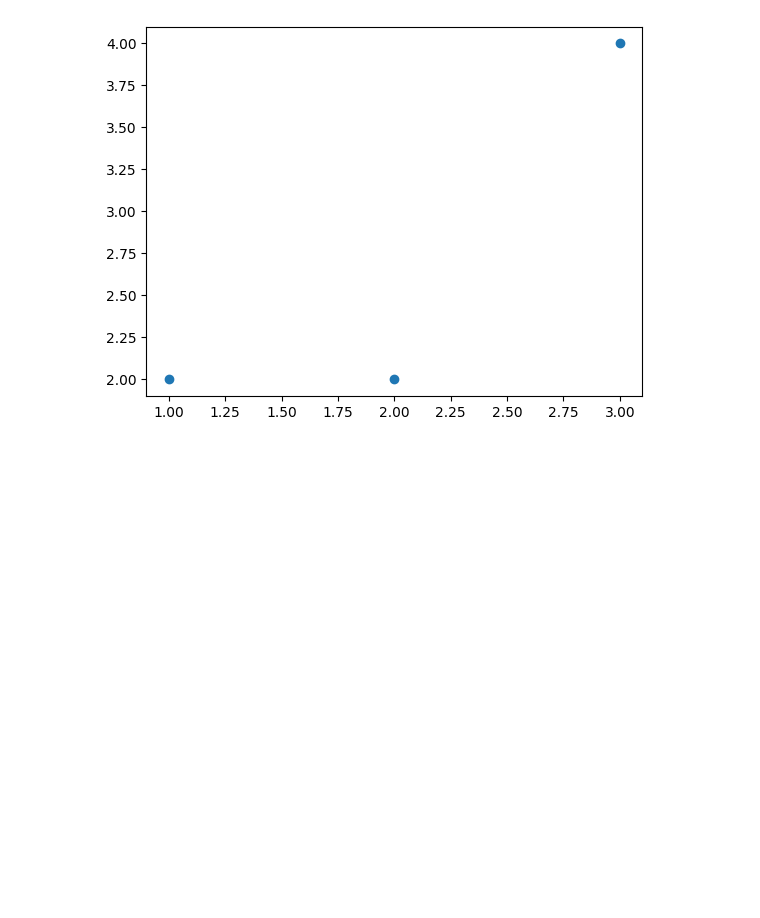
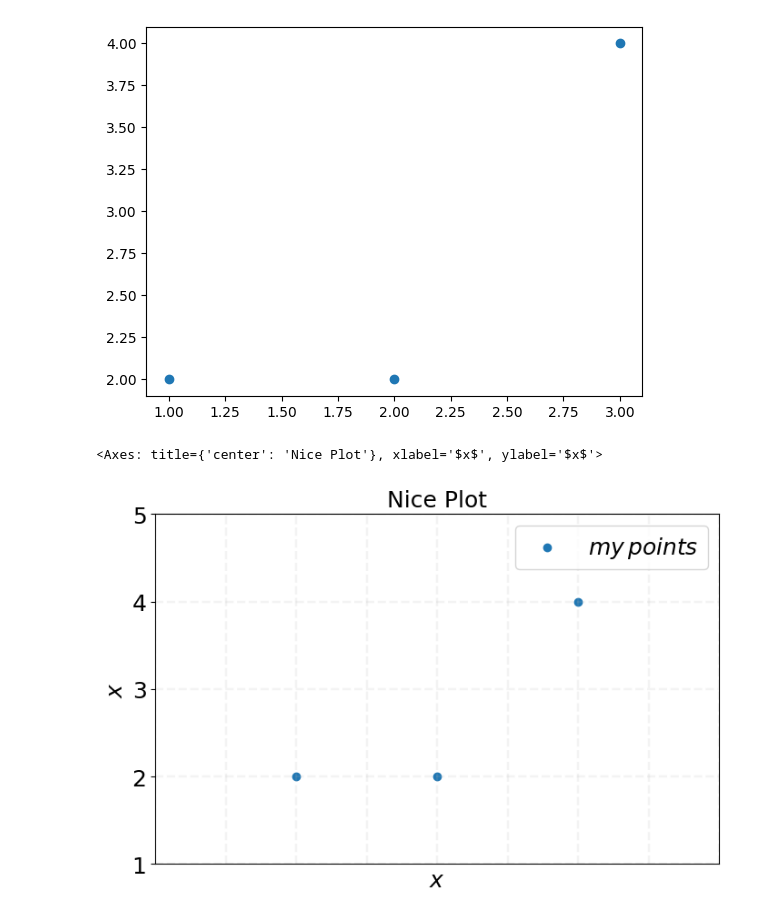
Before and after one commit to crdcamp/lin-reg-application, a Jupyter notebook: references/2_lin_reg_knn_reg_and_inference.ipynb, the cells around one changed output. Cells and saved outputs as stored; diff of their text form; code cells hidden in the pictures; blank space fills up the shorter version.

Commit message:
Nice plot

```diff
--- a/references/2_lin_reg_knn_reg_and_inference.ipynb
+++ b/references/2_lin_reg_knn_reg_and_inference.ipynb
@@ -806,3 +806,37 @@ print(x_train.shape, y_train.shape)
 # %% [output]
 (3,) (3,)
 [figure]
+# %%
+def nice_scatterplot(x, y, title):
+    f_size = 18
+
+    fig, ax = plt.subplots(1, 1, figsize=(8,5))
+
+    ax.set_xlim(np.min(x)-1, np.max(x)+1)
+    ax.set_ylim(np.min(y)-1, np.max(y)+1)
+
+    ax.tick_params(labelsize=f_size)
+
+    # Adjust size of tickmarks in axes
+    ax.tick_params(labelsize=f_size)
+
+    # Remove tick labels
+    ax.tick_params(labelbottom=False, bottom=False)
+
+    # Adjust size of axis label
+    ax.set_xlabel(r"$x$", fontsize = f_size)
+    ax.set_ylabel(r"$x$", fontsize = f_size)
+
+    ax.set_title(title, fontsize=f_size)
+
+    ax.grid(True, lw=1.75, ls="--", alpha=0.15)
+
+    ax.scatter(x, y, label=r'$my\,points$')
+    ax.legend(loc="best", fontsize=f_size);
+
+    return ax
+
+nice_scatterplot(x_train, y_train, "Nice Plot")
+# %% [output]
+<Axes: title={'center': 'Nice Plot'}, xlabel='$x$', ylabel='$x$'>
+[figure, added]
```
